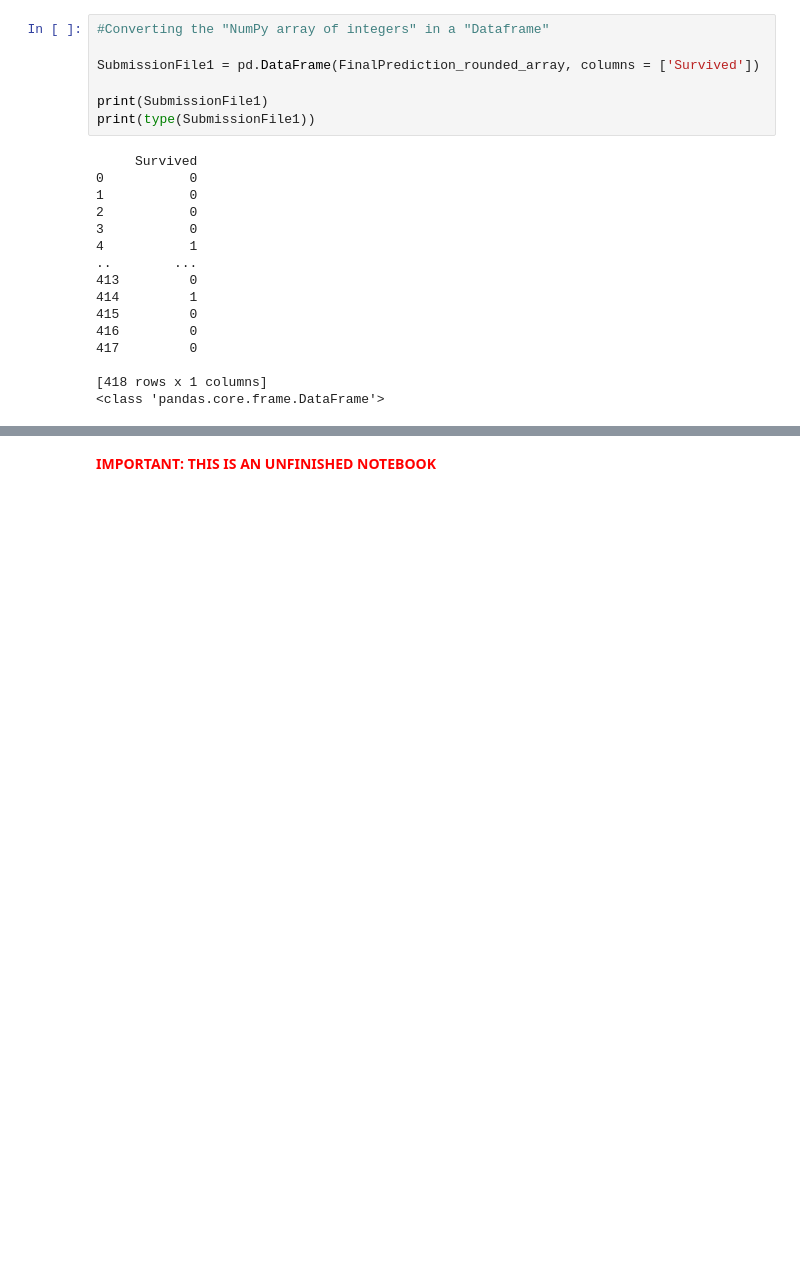
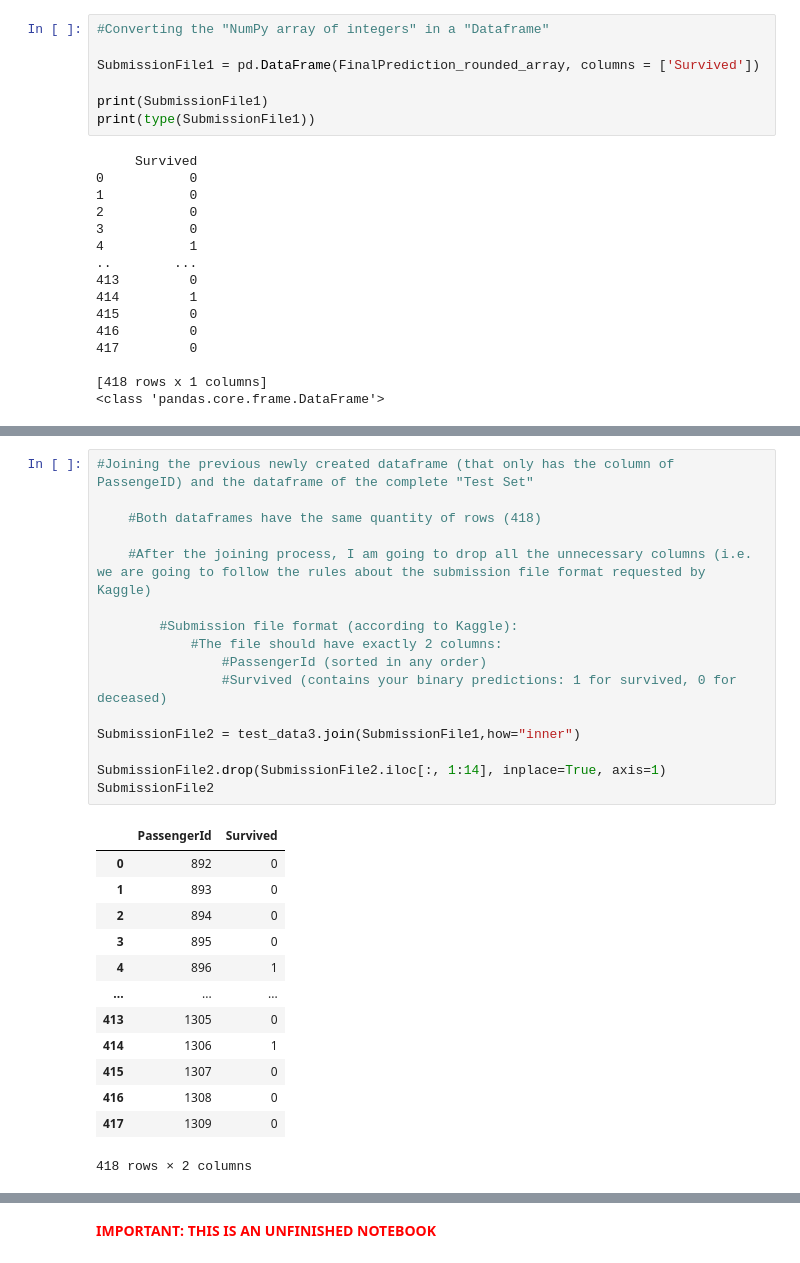
Before and after one commit to RamsesMDLC/Kaggle_Competitions, a Jupyter notebook: titanic-linear-regression-model.ipynb, the cells around one changed output, grey strips where cells are left out. Cells and saved outputs as stored; diff of their text form; blank space fills up the shorter version.

Commit message:
Kaggle Notebook | Titanic - Linear Regression Model | Version 75

```diff
--- a/titanic-linear-regression-model.ipynb
+++ b/titanic-linear-regression-model.ipynb
@@ -2425,0 +2401,30 @@ SubmissionFile2
+# %%
+#Joining the previous newly created dataframe (that only has the column of PassengeID) and the dataframe of the complete "Test Set"
+
+    #Both dataframes have the same quantity of rows (418)
+
+    #After the joining process, I am going to drop all the unnecessary columns (i.e. we are going to follow the rules about the submission file format requested by Kaggle)
+
+        #Submission file format (according to Kaggle):
+            #The file should have exactly 2 columns:
+                #PassengerId (sorted in any order)
+                #Survived (contains your binary predictions: 1 for survived, 0 for deceased)
+
+SubmissionFile2 = test_data3.join(SubmissionFile1,how="inner")
+
+SubmissionFile2.drop(SubmissionFile2.iloc[:, 1:14], inplace=True, axis=1)
+SubmissionFile2
+# %% [output]
+|  | PassengerId | Survived |
+| 0 | 892 | 0 |
+| 1 | 893 | 0 |
+| 2 | 894 | 0 |
+| 3 | 895 | 0 |
+| 4 | 896 | 1 |
+| ... | ... | ... |
+| 413 | 1305 | 0 |
+| 414 | 1306 | 1 |
+| 415 | 1307 | 0 |
+| 416 | 1308 | 0 |
+| 417 | 1309 | 0 |
+418 rows × 2 columns
```
Also changed, not shown: parts of 3 cells of this notebook.
